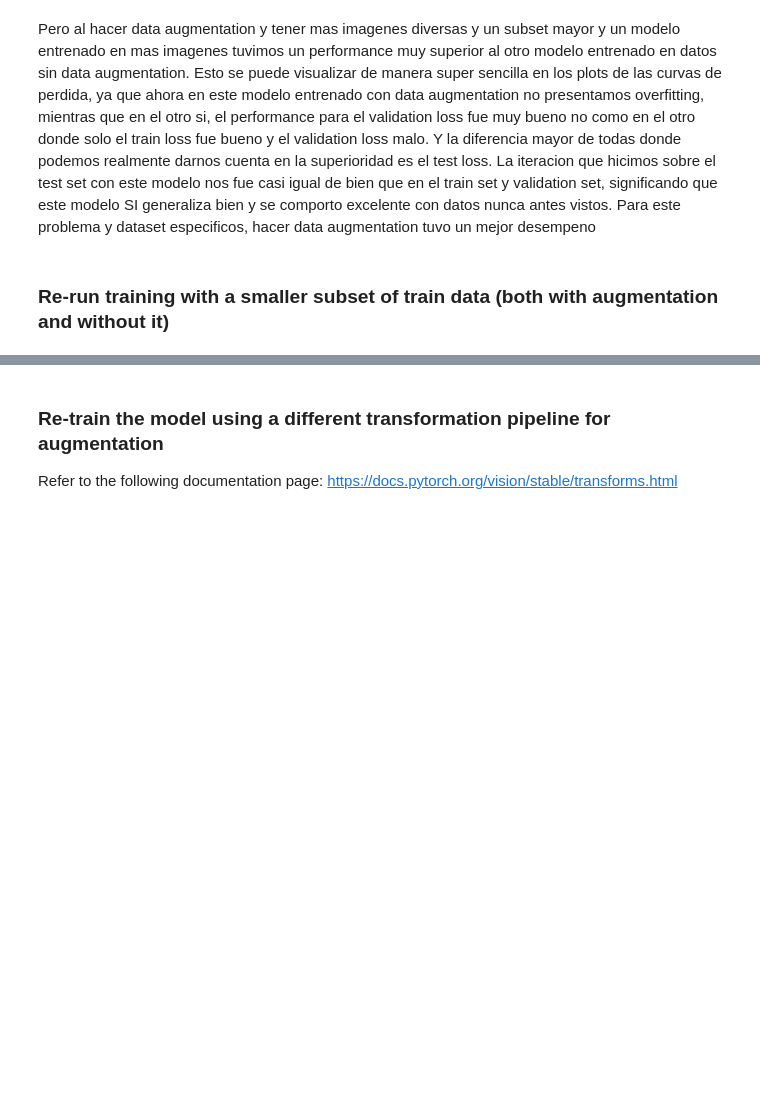
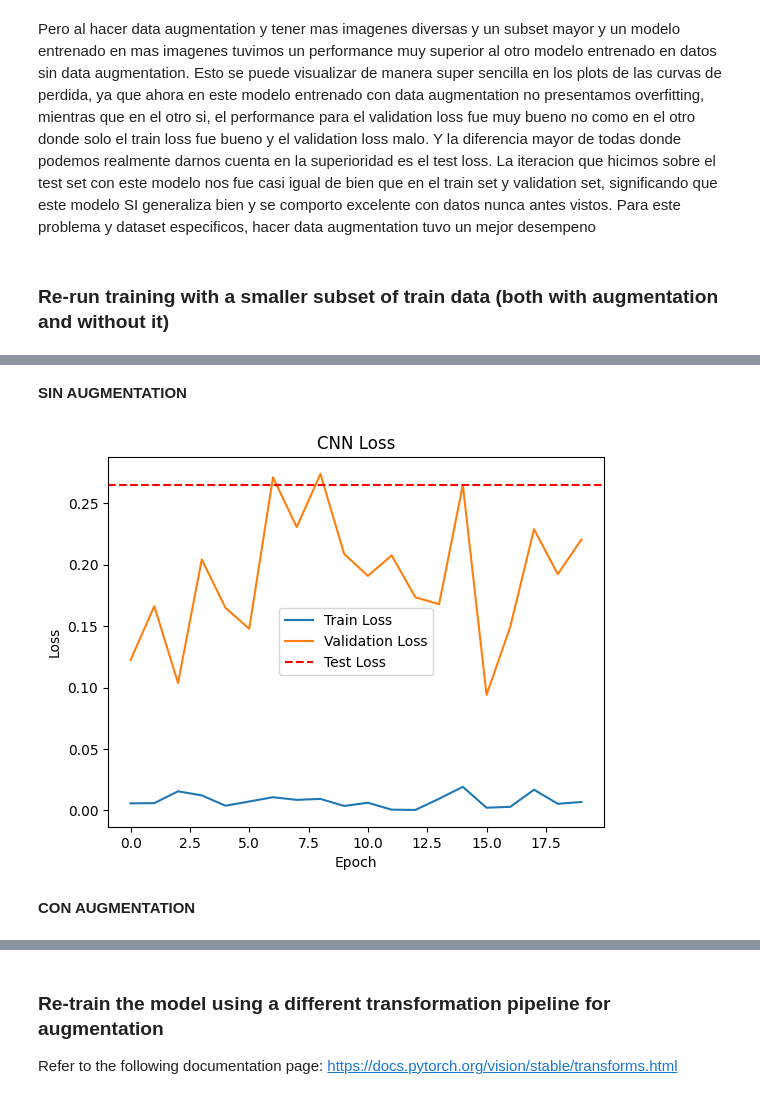
Before and after one commit to HiramZ04/computational-intelligence-class, a Jupyter notebook: 6.augmentationHiram.ipynb, the cells around one changed output, grey strips where cells are left out. Saved outputs shown, nothing was run; the diff lists cells and outputs as text; code cells hidden in the pictures; blank space fills up the shorter version.

```diff
--- a/6.augmentationHiram.ipynb
+++ b/6.augmentationHiram.ipynb
@@ -306,7 +306,7 @@ compare_images(img.cpu(), trans)
 
 Data augmentation occurs during the training loop, where the defined transformations are applied to the training images. We will create a new training function that includes an extra argument with the transformations, and applies them to each batch of training data before feeding it into the model.
 # %%
-def train(_model, _train_loader, _val_loader, _criterion, _optimizer, _num_epochs, _transforms=None):
+def train_aug(_model, _train_loader, _val_loader, _criterion, _optimizer, _num_epochs, _transforms=None):
     res = {
         'train_loss': [],
         'train_acc': [],
@@ -427,0 +444,10 @@ Pero al hacer data augmentation y tener mas imagenes diversas y un subset mayor
+# %%
+train_datasmall = AslDataset(train_df[:10000])
+val_datasmall = AslDataset(val_df[:2500])
+test_datasmall = AslDataset(test_df[:2500])
+
+batch_size = 32
+
+train_loadersmall = DataLoader(train_datasmall, batch_size=batch_size, shuffle=True)
+val_loadersmall = DataLoader(val_datasmall, batch_size=batch_size, shuffle=True)
+test_loadersmall = DataLoader(test_datasmall, batch_size=batch_size, shuffle=True)
@@ -427,0 +458,23 @@ Pero al hacer data augmentation y tener mas imagenes diversas y un subset mayor
+# %% [markdown]
+**SIN AUGMENTATION**
+# %%
+epochs = 20
+loss_function = nn.CrossEntropyLoss()
+optimizer = Adam(model_cnn.parameters())
+
+cnn_res = train(model_cnn, train_loadersmall, val_loadersmall, loss_function, optimizer, epochs)
+# %%
+cnn_test_loss, cnn_test_acc = test(model_cnn, test_loadersmall, loss_function)
+# %%
+plt.plot(cnn_res['train_loss'], label='Train Loss')
+plt.plot(cnn_res['val_loss'], label='Validation Loss')
+plt.axhline(cnn_test_loss, label='Test Loss', linestyle='--', color='r')
+plt.title('CNN Loss')
+plt.xlabel('Epoch')
+plt.ylabel('Loss')
+plt.legend()
+plt.show()
+# %% [output]
+[figure, added]
+# %% [markdown]
+**CON AUGMENTATION**
```
Also changed, not shown: parts of 12 cells of this notebook.
